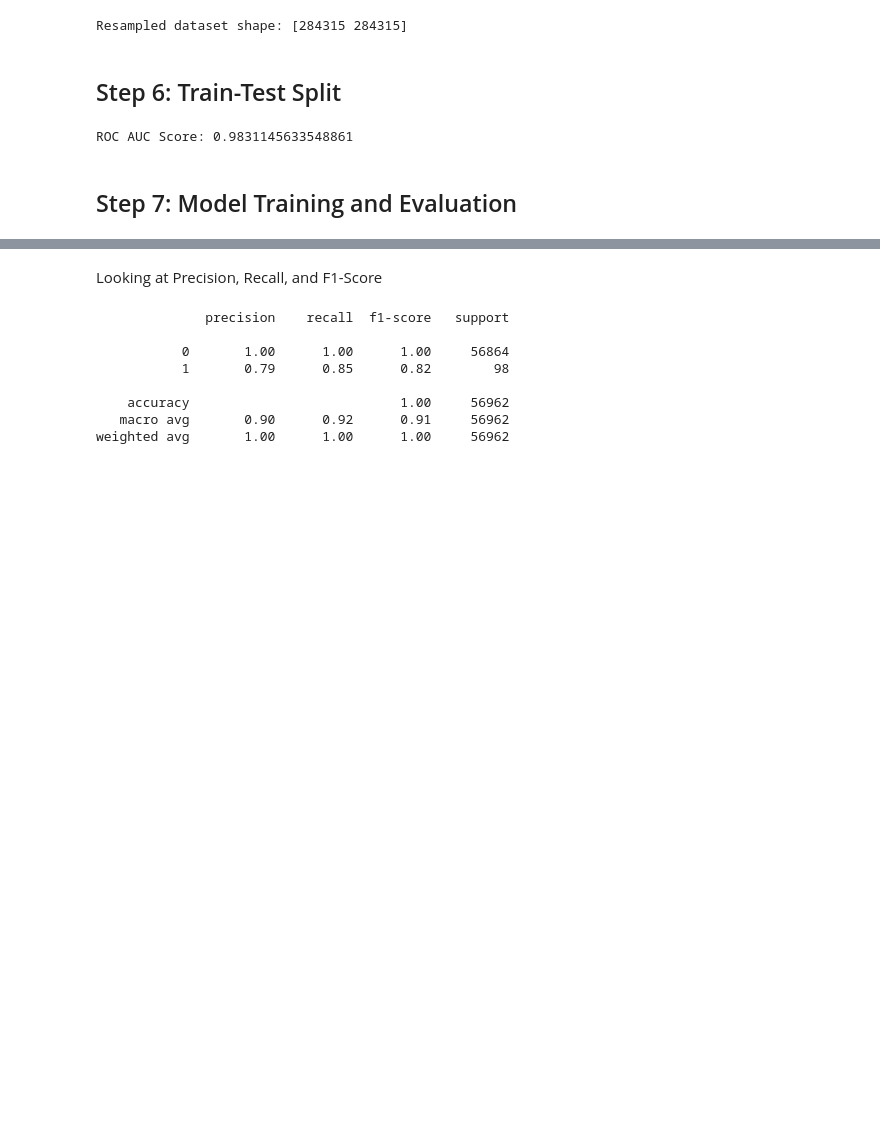
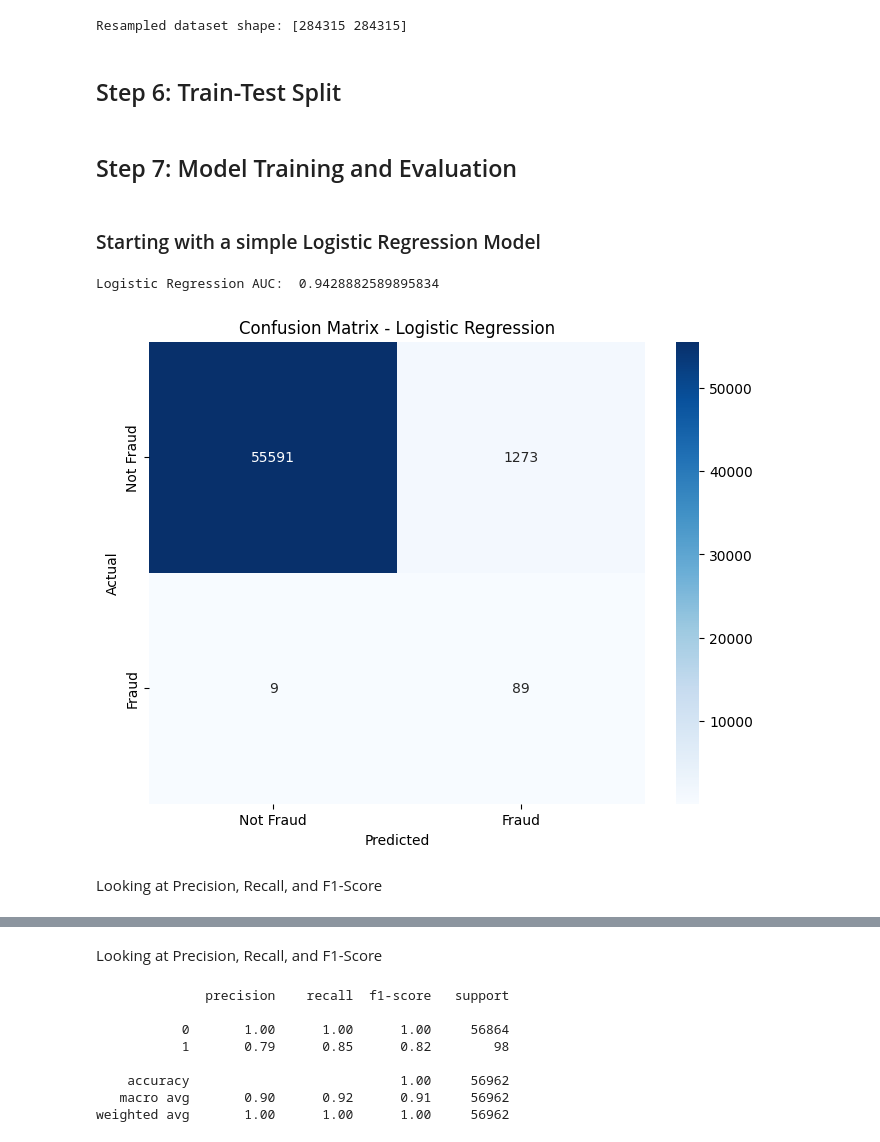
Before and after one commit to cliiiiine/fraud-detection, a Jupyter notebook: Fraud_Detection_Model.ipynb, the cells around one changed output, grey strips where cells are left out. Saved outputs shown, nothing was run; the diff lists cells and outputs as text; code cells hidden in the pictures; blank space fills up the shorter version.

```diff
--- a/Fraud_Detection_Model.ipynb
+++ b/Fraud_Detection_Model.ipynb
@@ -93,26 +142,41 @@ Resampled dataset shape: [284315 284315]
 # %% [markdown]
 ## Step 6: Train-Test Split
 # %%
-# 1. Split the data first
+# Split the data first
 X_train, X_test, y_train, y_test = train_test_split(X, y, test_size=0.2, stratify=y, random_state=42)
 
-# 2. Apply SMOTE only to training set
+# Apply SMOTE only to training set to handle class imbalance
 smote = SMOTE(random_state=42)
 X_train_sm, y_train_sm = smote.fit_resample(X_train, y_train)
-
-# 3. Train the model on the resampled data
-model = XGBClassifier()
-model.fit(X_train_sm, y_train_sm)
-
-# 4. Predict on the original (untouched) test set
-y_pred = model.predict(X_test)
-y_proba = model.predict_proba(X_test)[:, 1]
-
-# 5. ROC and AUC
-roc_auc = roc_auc_score(y_test, y_proba)
-
-print("ROC AUC Score:", roc_auc)
-# %% [output]
-ROC AUC Score: 0.9831145633548861
 # %% [markdown]
 ## Step 7: Model Training and Evaluation
+# %% [markdown]
+### Starting with a simple Logistic Regression Model
+# %%
+# Train the model on the resampled data
+lr = LogisticRegression()
+lr.fit(X_train_sm, y_train_sm)
+
+# Predict on the orginal test set
+y_pred_lr = lr.predict(X_test)
+y_proba = lr.predict_proba(X_test)[:, 1]
+
+# ROC and AUC
+roc_auc_lr = roc_auc_score(y_test, y_pred_lr)
+
+print("Logistic Regression AUC: ", roc_auc_lr)
+# %% [output]
+Logistic Regression AUC:  0.9428882589895834
+# %%
+# Confusion Matrix
+cm_lr = confusion_matrix(y_test, y_pred_lr)
+plt.figure(figsize=(8, 6))
+sns.heatmap(cm_lr, annot=True, fmt='d', cmap='Blues', xticklabels=['Not Fraud', 'Fraud'], yticklabels=['Not Fraud', 'Fraud'])
+plt.title('Confusion Matrix - Logistic Regression')
+plt.xlabel('Predicted')
+plt.ylabel('Actual')
+plt.show()
+# %% [output]
+[figure, added]
+# %% [markdown]
+Looking at Precision, Recall, and F1-Score
```
Also changed, not shown: parts of 17 cells of this notebook.
